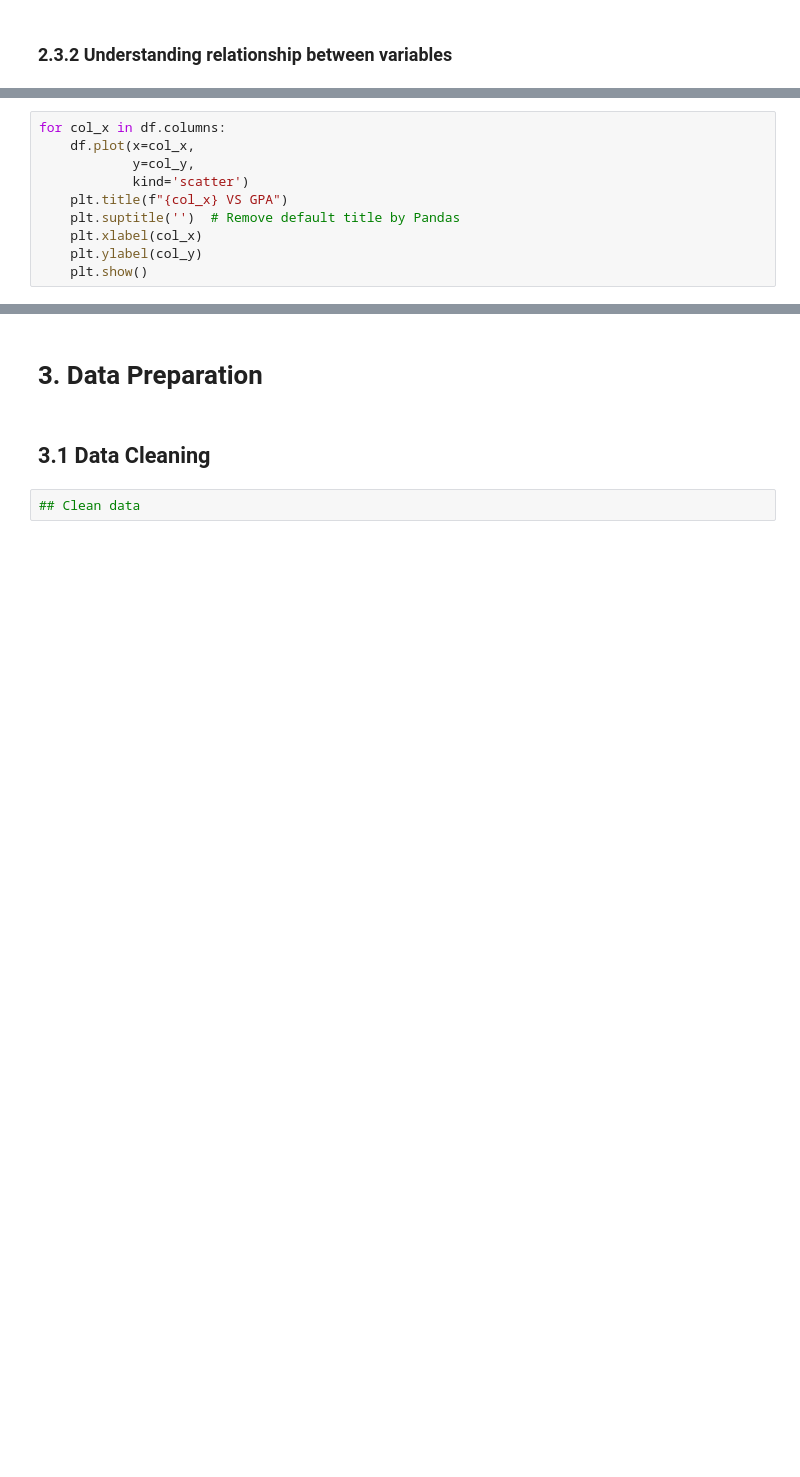
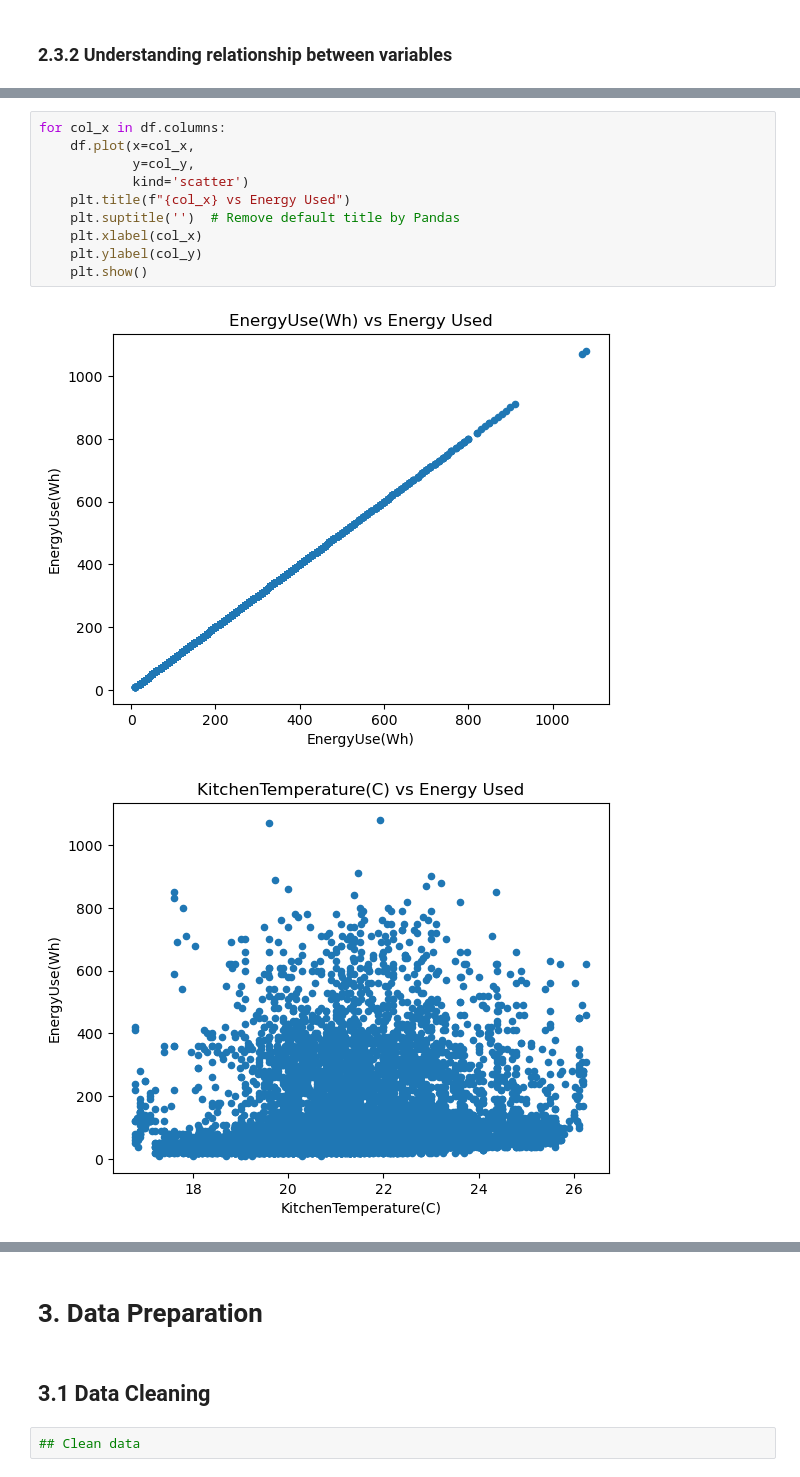
Before and after one commit to dextrixity3x/mldp2026, a Jupyter notebook: MLDP Program Codes Submission Template.ipynb, the cells around one changed output, grey strips where cells are left out. Saved outputs shown, nothing was run; the diff lists cells and outputs as text; blank space fills up the shorter version.

```diff
--- a/MLDP Program Codes Submission Template.ipynb
+++ b/MLDP Program Codes Submission Template.ipynb
@@ -128,10 +207,13 @@ plt.show()
 # %%
 for col_x in df.columns:
     df.plot(x=col_x,
             y=col_y,
             kind='scatter')
-    plt.title(f"{col_x} VS GPA")
+    plt.title(f"{col_x} vs Energy Used")
     plt.suptitle('')  # Remove default title by Pandas
     plt.xlabel(col_x)
     plt.ylabel(col_y)
     plt.show()
+# %% [output]
+[figure, added]
+[figure, added]
```
Also changed, not shown: parts of 11 cells of this notebook, 1 other file.
